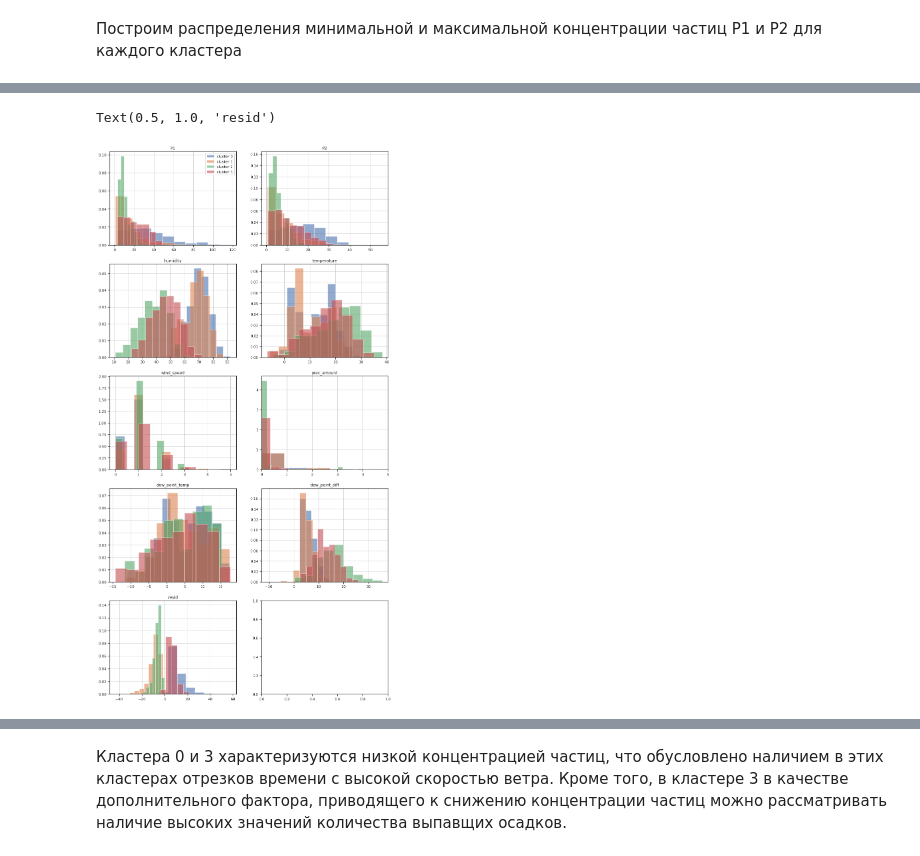
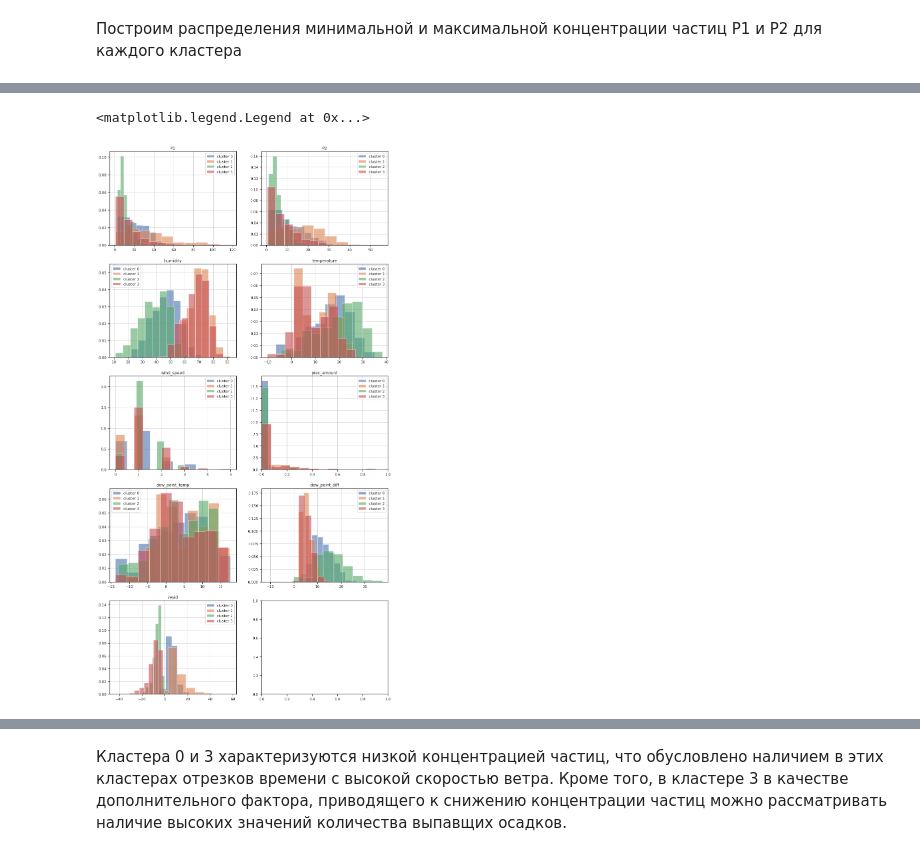
Before and after one commit to aerubanov/Proj_Air_Quality, a Jupyter notebook: notebooks/Anomaly detection.ipynb, the cells around one changed output, grey strips where cells are left out. Drawn from its saved outputs; the diff is of its cells as text; code cells hidden in the pictures.

```diff
--- a/notebooks/Anomaly detection.ipynb
+++ b/notebooks/Anomaly detection.ipynb
@@ -74,6 +75,8 @@ def prepare_features(data: pd.DataFrame) -> pd.DataFrame:
     data.loc[data.prec_amount == 'Осадков нет', 'prec_amount'] = 0
     data.loc[data.prec_amount == 'Следы осадков', 'prec_amount'] = 0
     data['prec_amount'] = data.prec_amount.astype(float)
+    data['prec_time'] = data.prec_time.fillna(method='bfill')
+    data['prec_amount'] = data.prec_amount / data.prec_time
 
     data['dew_point_diff'] = data.temperature - data.dew_point_temp
 
@@ -175,6 +178,7 @@ def get_anomaly_features(anom_list: typing.List[pd.DataFrame]) -> pd.DataFrame:
     anomdata['w_dir_cos_min'] = [np.min(np.cos(i.wind_direction)) for i in anom_list]
     anomdata['max_resid'] = [np.max(i.resid) for i in anom_list]
     anomdata['min_resid'] = [np.min(i.resid) for i in anom_list]
+    anomdata['prec_time'] = [np.max(i.prec_time) for i in anom_list]
     return anomdata
 # %%
 anomdata = get_anomaly_features(anom_list)
@@ -200,7 +204,7 @@ def dimension_reduction(anomdata: pd.DataFrame, sel_col=None) -> (PCA, np.array,
 выбираем фичи, по котрым делаем кластеризацию, снижаем размерность с помощью PCA
 # %%
 sel_columns = ['mean_hum', 'prec_amount',
-               'max_w_speed', 'min_w_speed', 'change_hum', 'max_resid', 'min_resid']
+               'max_w_speed', 'min_w_speed', 'change_hum', 'max_resid', 'min_resid', 'prec_time']
 # %%
 pca, X, pca_score = dimension_reduction(anomdata[sel_columns])
 # %%
@@ -321,36 +325,44 @@ axs[0, 0].legend(loc = 'best')
 for i in range(n_clast):
     anomalies[anomalies.cluster == i].P2.hist(ax=axs[0, 1], alpha = 0.6, label=f'cluster {i}', density=True)
 axs[0, 1].set_title('P2')
+axs[0, 1].legend(loc = 'best')
 
 for i in range(n_clast):
     anomalies[anomalies.cluster == i].humidity.hist(ax=axs[1, 0], alpha = 0.6, label=f'cluster {i}', density=True)
 axs[1, 0].set_title('humidity')
+axs[1, 0].legend(loc = 'best')
 
 for i in range(n_clast):
     anomalies[anomalies.cluster == i].temperature.hist(ax=axs[1, 1], alpha = 0.6, label=f'cluster {i}', density=True)
 axs[1, 1].set_title('temperature')
+axs[1, 1].legend(loc = 'best')
 
 for i in range(n_clast):
     anomalies[anomalies.cluster == i].wind_speed.hist(ax=axs[2, 0],bins=10, alpha = 0.6, label=f'cluster {i}', density=True)
 axs[2, 0].set_title('wind_speed')
+axs[2, 0].legend(loc = 'best')
 
 for i in range(n_clast):
     anomalies[anomalies.cluster == i].prec_amount.hist(ax=axs[2, 1], bins=20, alpha = 0.6, label=f'cluster {i}', density=True)
 axs[2, 1].set_title('prec_amount')
-axs[2, 1].set_xlim([0, 5])
+axs[2, 1].set_xlim([0, 1])
+axs[2, 1].legend(loc = 'best')
 
 for i in range(n_clast):
     anomalies[anomalies.cluster == i].dew_point_temp.hist(ax=axs[3, 0], alpha = 0.6, label=f'cluster {i}', density=True)
 axs[3, 0].set_title('dew_point_temp')
+axs[3, 0].legend(loc = 'best')
 
 for i in range(n_clast):
     anomalies[anomalies.cluster == i].dew_point_diff.hist(ax=axs[3, 1], alpha = 0.6, label=f'cluster {i}', density=True)
 axs[3, 1].set_title('dew_point_diff')
+axs[3, 1].legend(loc = 'best')
 
 for i in range(n_clast):
     anomalies[anomalies.cluster == i].resid.hist(ax=axs[4, 0], alpha = 0.6, label=f'cluster {i}', density=True)
 axs[4, 0].set_title('resid')
+axs[4, 0].legend(loc = 'best')
 # %% [output]
-Text(0.5, 1.0, 'resid')
+<matplotlib.legend.Legend at 0x...>
-[figure, old version]
+[figure, new version]
 # %% [markdown]
```
Also changed, not shown: parts of 12 cells of this notebook, 4 other files.
